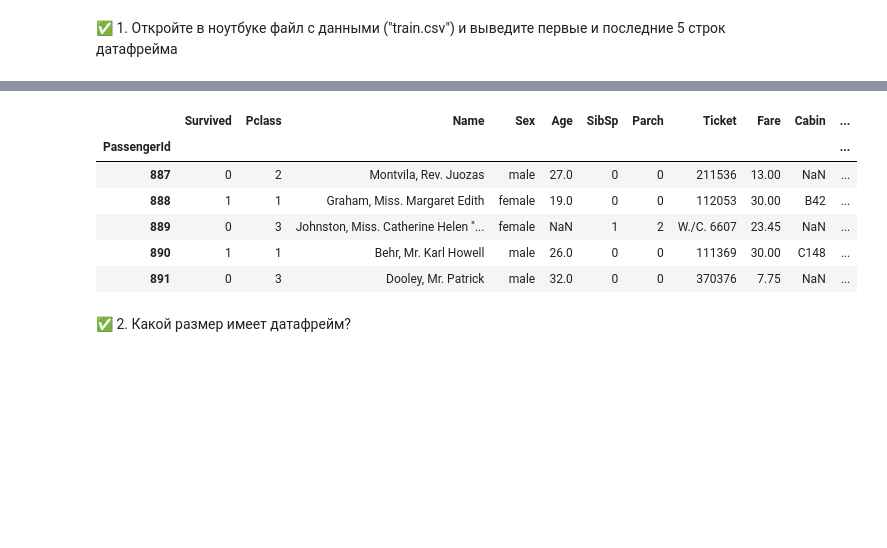
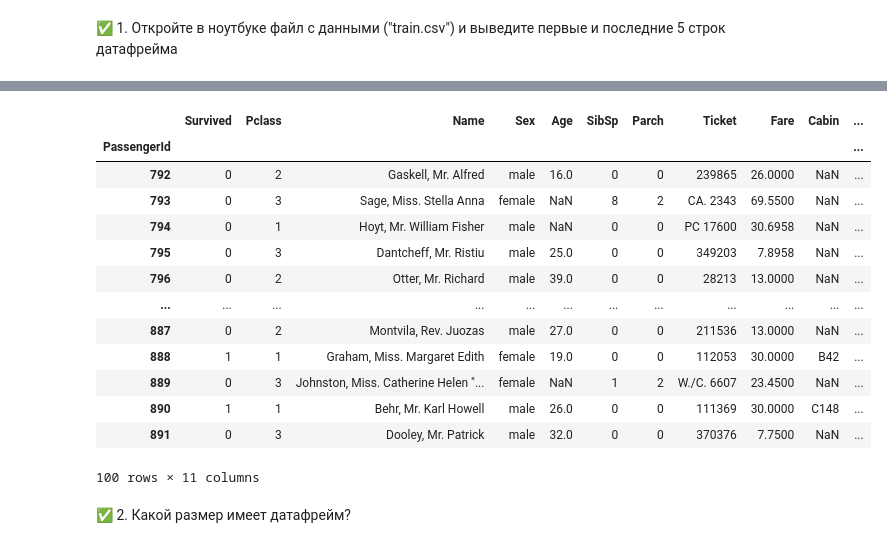
Before and after one commit to rebrudiy/machine_learning_hw_01, a Jupyter notebook: ml_hw_01.ipynb, the cells around one changed output, grey strips where cells are left out. Drawn from its saved outputs; the diff is of its cells as text; code cells hidden in the pictures; blank space fills up the shorter version.

```diff
--- a/ml_hw_01.ipynb
+++ b/ml_hw_01.ipynb
@@ -38,15 +38,22 @@ train_df.head(5)
 | 4 | 1 | 1 | Futrelle, Mrs. Jacques Heath (Lil... | female | 35.0 | 1 | 0 | 113803 | 53.1000 | C123 | ... |
 | 5 | 0 | 3 | Allen, Mr. William Henry | male | 35.0 | 0 | 0 | 373450 | 8.0500 | NaN | ... |
 # %%
-train_df.tail(5)
+train_df.tail(100)
 # %% [output]
 |  | Survived | Pclass | Name | Sex | Age | SibSp | Parch | Ticket | Fare | Cabin | ... |
 | PassengerId |  |  |  |  |  |  |  |  |  |  | ... |
-| 887 | 0 | 2 | Montvila, Rev. Juozas | male | 27.0 | 0 | 0 | 211536 | 13.00 | NaN | ... |
-| 888 | 1 | 1 | Graham, Miss. Margaret Edith | female | 19.0 | 0 | 0 | 112053 | 30.00 | B42 | ... |
-| 889 | 0 | 3 | Johnston, Miss. Catherine Helen "... | female | NaN | 1 | 2 | W./C. 6607 | 23.45 | NaN | ... |
-| 890 | 1 | 1 | Behr, Mr. Karl Howell | male | 26.0 | 0 | 0 | 111369 | 30.00 | C148 | ... |
-| 891 | 0 | 3 | Dooley, Mr. Patrick | male | 32.0 | 0 | 0 | 370376 | 7.75 | NaN | ... |
+| 792 | 0 | 2 | Gaskell, Mr. Alfred | male | 16.0 | 0 | 0 | 239865 | 26.0000 | NaN | ... |
+| 793 | 0 | 3 | Sage, Miss. Stella Anna | female | NaN | 8 | 2 | CA. 2343 | 69.5500 | NaN | ... |
+| 794 | 0 | 1 | Hoyt, Mr. William Fisher | male | NaN | 0 | 0 | PC 17600 | 30.6958 | NaN | ... |
+| 795 | 0 | 3 | Dantcheff, Mr. Ristiu | male | 25.0 | 0 | 0 | 349203 | 7.8958 | NaN | ... |
+| 796 | 0 | 2 | Otter, Mr. Richard | male | 39.0 | 0 | 0 | 28213 | 13.0000 | NaN | ... |
+| ... | ... | ... | ... | ... | ... | ... | ... | ... | ... | ... | ... |
+| 887 | 0 | 2 | Montvila, Rev. Juozas | male | 27.0 | 0 | 0 | 211536 | 13.0000 | NaN | ... |
+| 888 | 1 | 1 | Graham, Miss. Margaret Edith | female | 19.0 | 0 | 0 | 112053 | 30.0000 | B42 | ... |
+| 889 | 0 | 3 | Johnston, Miss. Catherine Helen "... | female | NaN | 1 | 2 | W./C. 6607 | 23.4500 | NaN | ... |
+| 890 | 1 | 1 | Behr, Mr. Karl Howell | male | 26.0 | 0 | 0 | 111369 | 30.0000 | C148 | ... |
+| 891 | 0 | 3 | Dooley, Mr. Patrick | male | 32.0 | 0 | 0 | 370376 | 7.7500 | NaN | ... |
+100 rows × 11 columns
 # %% [markdown]
 ✅ 2. Какой размер имеет датафрейм?
 # %%
```
Also changed, not shown: parts of 19 cells of this notebook.
